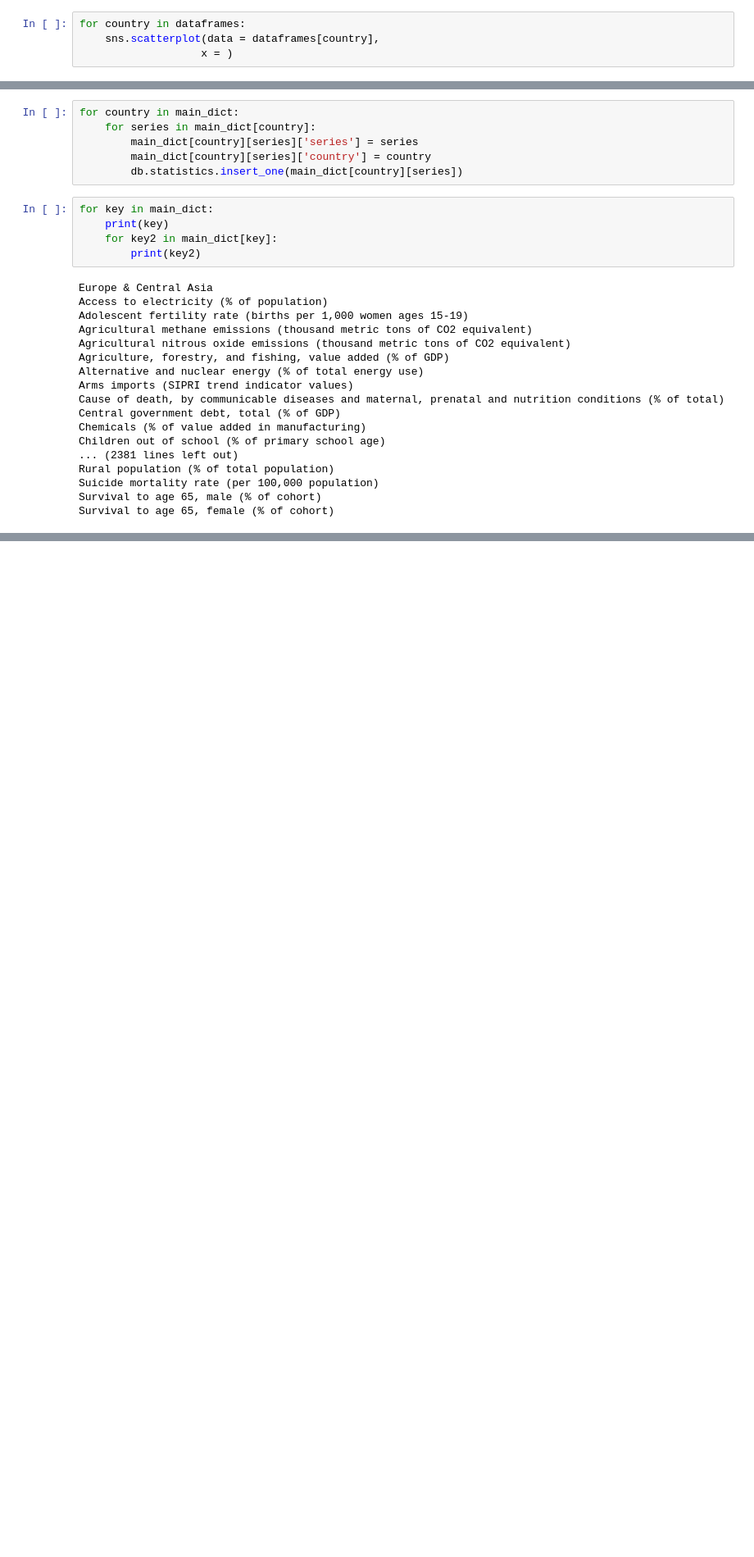
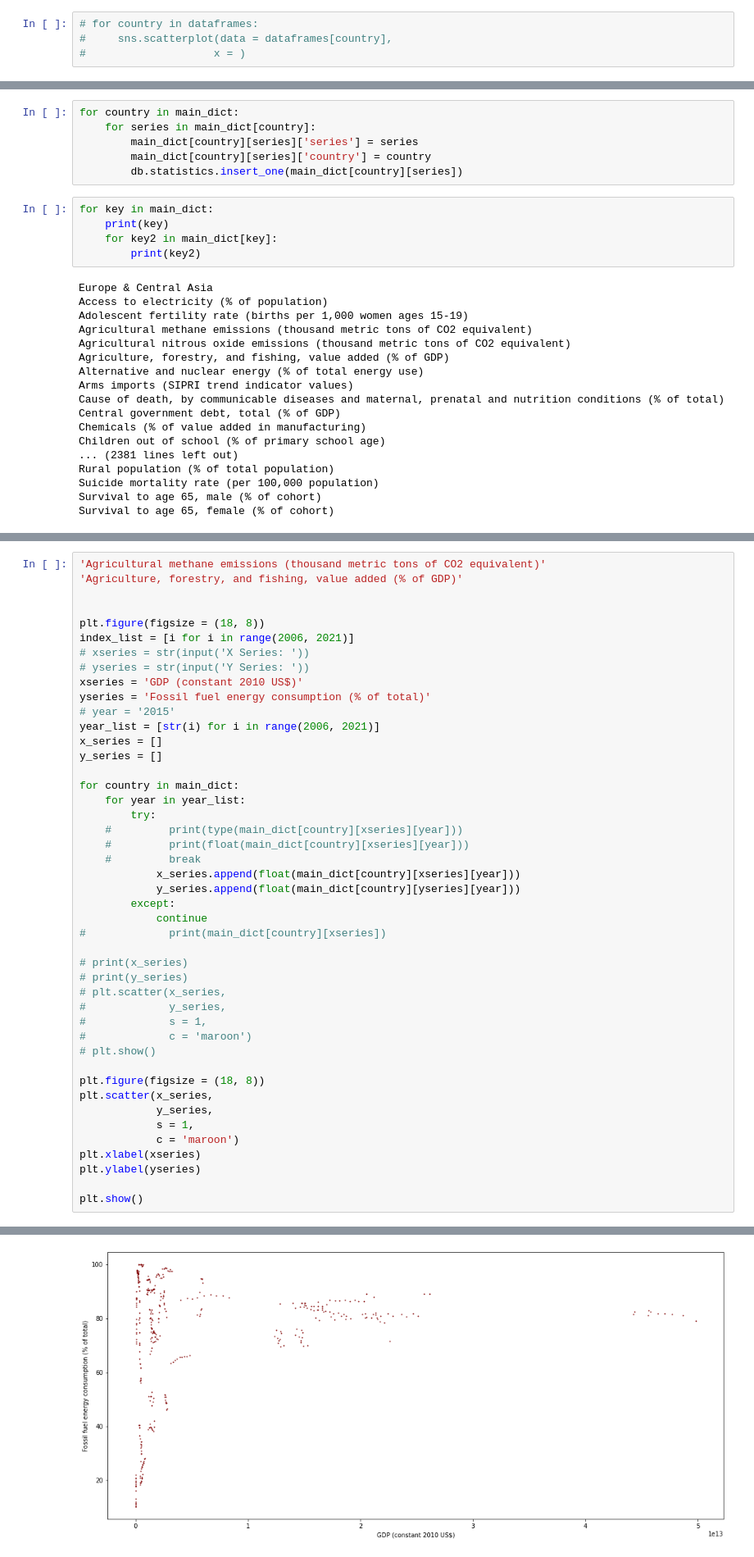
Before and after one commit to Xavier-ML/cambio_climatico, a Jupyter notebook: World Bank Analysis.ipynb, the cells around one changed output, grey strips where cells are left out. Shown at 82% size. Saved outputs shown, nothing was run; the diff lists cells and outputs as text; blank space fills up the shorter version.

```diff
--- a/World Bank Analysis.ipynb
+++ b/World Bank Analysis.ipynb
@@ -281,6 +282,6 @@ dataframes = {}
 for country in pd.DataFrame(main_dict).columns:
     dataframes[country] = pd.DataFrame(main_dict[country])
 # %%
-for country in dataframes:
-    sns.scatterplot(data = dataframes[country],
-                   x = )
+# for country in dataframes:
+#     sns.scatterplot(data = dataframes[country],
+#                    x = )
@@ -337,0 +339,46 @@ Survival to age 65, female (% of cohort)
+# %%
+'Agricultural methane emissions (thousand metric tons of CO2 equivalent)'
+'Agriculture, forestry, and fishing, value added (% of GDP)'
+
+
+plt.figure(figsize = (18, 8))
+index_list = [i for i in range(2006, 2021)]
+# xseries = str(input('X Series: '))
+# yseries = str(input('Y Series: '))
+xseries = 'GDP (constant 2010 US$)'
+yseries = 'Fossil fuel energy consumption (% of total)'
+# year = '2015'
+year_list = [str(i) for i in range(2006, 2021)]
+x_series = []
+y_series = []
+
+for country in main_dict:
+    for year in year_list:
+        try:
+    #         print(type(main_dict[country][xseries][year]))
+    #         print(float(main_dict[country][xseries][year]))
+    #         break
+            x_series.append(float(main_dict[country][xseries][year]))
+            y_series.append(float(main_dict[country][yseries][year]))
+        except:
+            continue
+#             print(main_dict[country][xseries])
+
+# print(x_series)
+# print(y_series)
+# plt.scatter(x_series,
+#             y_series,
+#             s = 1,
+#             c = 'maroon')
+# plt.show()
+
+plt.figure(figsize = (18, 8))
+plt.scatter(x_series,
+            y_series,
+            s = 1,
+            c = 'maroon')
+plt.xlabel(xseries)
+plt.ylabel(yseries)
+
+plt.show()
+# %% [output]
@@ -337,0 +386 @@ Survival to age 65, female (% of cohort)
+[figure, added]
```
Also changed, not shown: parts of 8 cells of this notebook.
